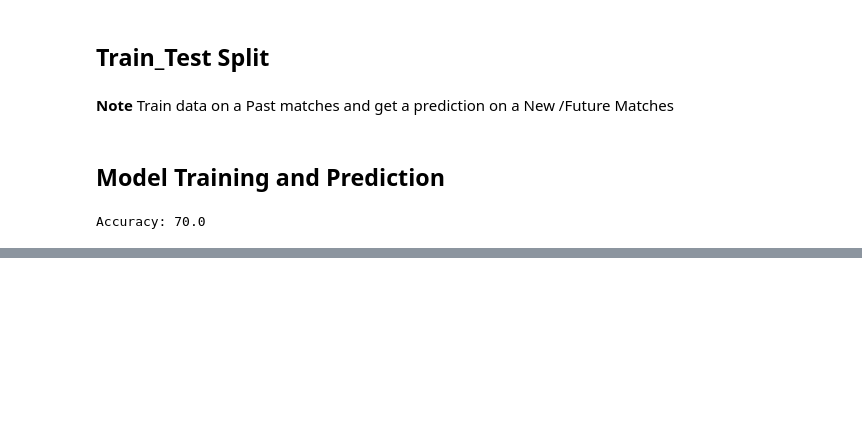
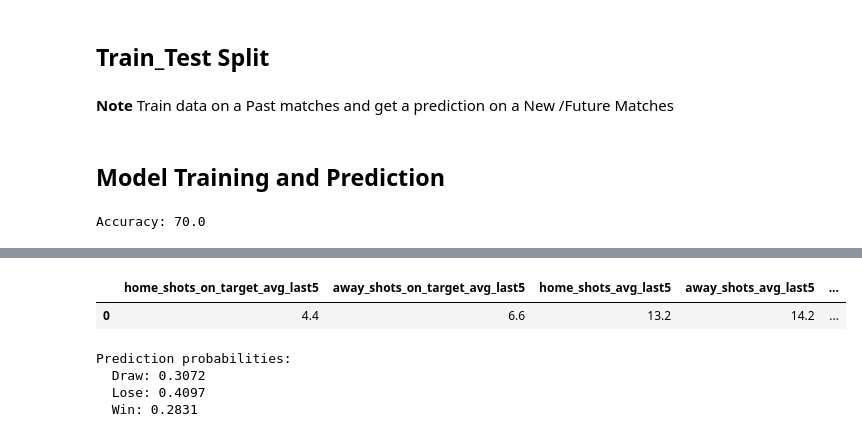
Before and after one commit to aniq63/Premier-League-Match-Prediction-ML, a Jupyter notebook: notebooks/PL_latest_Match_prediction.ipynb, the cells around one changed output, grey strips where cells are left out. Cells and saved outputs as stored; diff of their text form; code cells hidden in the pictures; blank space fills up the shorter version.

Commit message:
Make the App locally also run the pipeline to saved the model

```diff
--- a/notebooks/PL_latest_Match_prediction.ipynb
+++ b/notebooks/PL_latest_Match_prediction.ipynb
@@ -310,0 +463,16 @@ print(f"Model successfully saved to {filename}")
+# %%
+# Create object
+prep = EPLMatchPredictorPreprocessor(
+    seasons=[str(year) for year in range(2021, 2026)] # Load data from 2021 to 2025 for historical context
+)
+
+# Load data
+prep.load_data()
+
+# Build one row for prediction
+one_row = prep.make_prediction_row(
+    home_team="Nott'm Forest",
+    away_team="Man City",
+    match_date="2025-12-27",
+    match_hour=8
+)
@@ -310,0 +490,25 @@ print(f"Model successfully saved to {filename}")
+# %%
+one_row
+# %% [output]
+|  | home_shots_on_target_avg_last5 | away_shots_on_target_avg_last5 | home_shots_avg_last5 | away_shots_avg_last5 | ... |
+| 0 | 4.4 | 6.6 | 13.2 | 14.2 | ... |
+# %%
+import pickle
+
+# Load the trained model
+filename = 'adaboost_model.pkl'
+with open(filename, 'rb') as file:
+    loaded_model = pickle.load(file)
+
+# Get probability predictions
+probabilities = loaded_model.predict_proba(one_row)
+
+# Display the probabilities
+print("Prediction probabilities:")
+for i, prob in enumerate(probabilities[0]):
+    print(f"  {loaded_model.classes_[i]}: {prob:.4f}")
+# %% [output]
+Prediction probabilities:
+  Draw: 0.3072
+  Lose: 0.4097
+  Win: 0.2831
```
Also changed, not shown: parts of 12 cells of this notebook, 4 other files.
